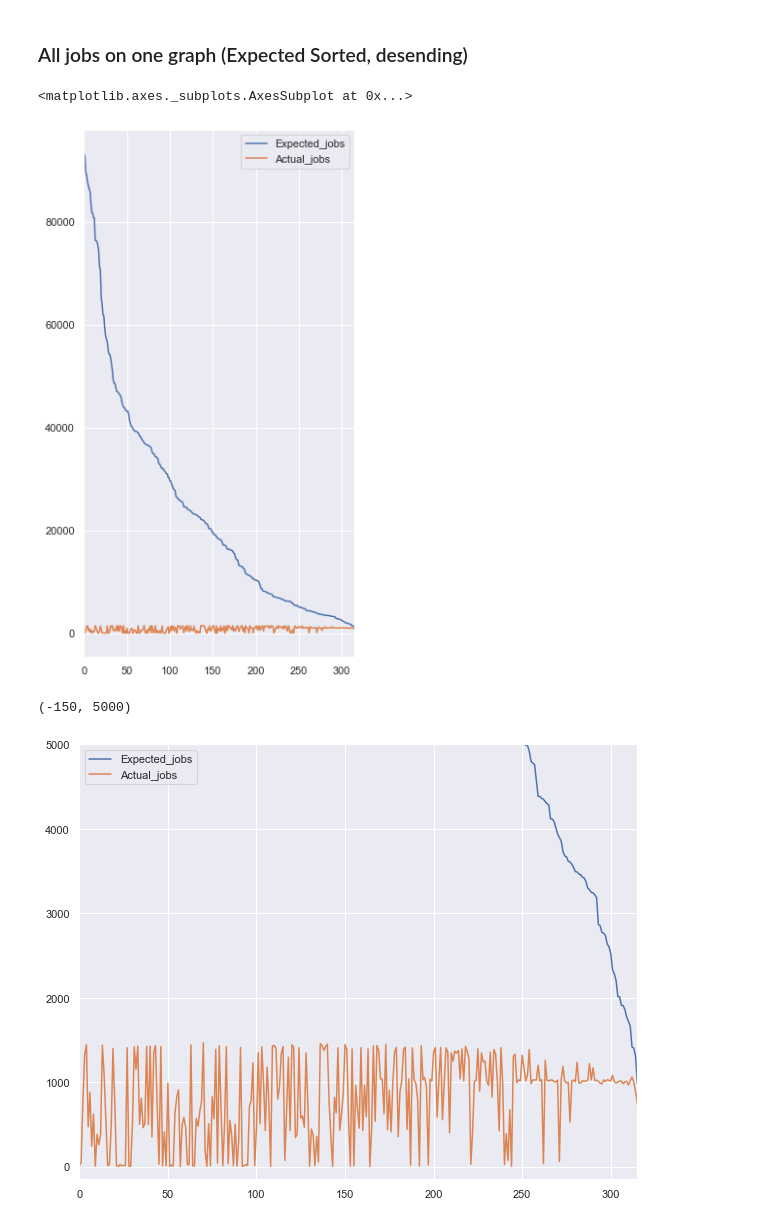
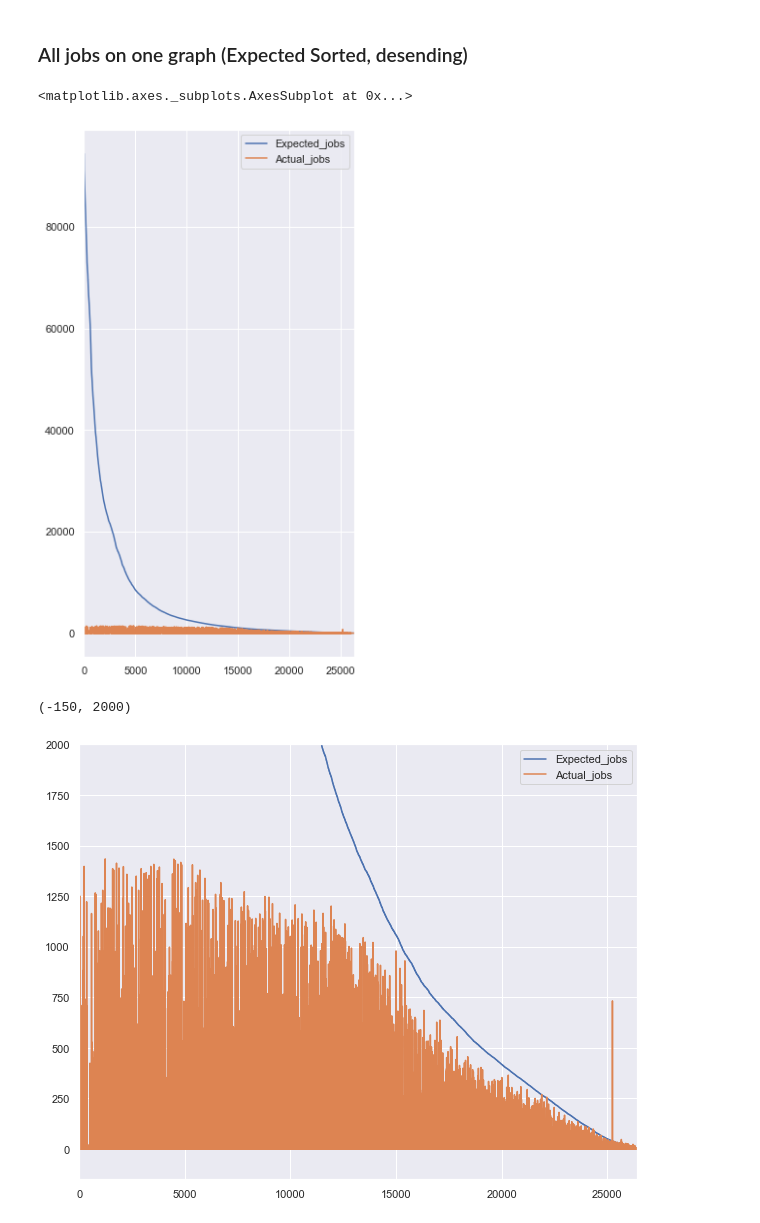
Before and after one commit to aujlarj/Job_Search_Automation, a Jupyter notebook: Jupyter Notebook/Benford's Law US Indeed.ipynb, the cells around one changed output. Cells and saved outputs as stored; diff of their text form; code cells hidden in the pictures.

```diff
--- a/Jupyter Notebook/Benford's Law US Indeed.ipynb
+++ b/Jupyter Notebook/Benford's Law US Indeed.ipynb
@@ -7,7 +7,7 @@ import re
 sns.set(style="darkgrid")
 %matplotlib inline
 # %%
-jobs_data = pd.read_csv('../Scraped_Data/US_jobs_per_city_2020-08-07 OLD.csv', encoding='UTF-8')
+jobs_data = pd.read_csv('../Scraped_Data/US_jobs_city_25k_2020-08-11.csv', encoding='UTF-8')
 # %%
 jobs_data.head(5)
 # %% [output]
@@ -181,11 +198,11 @@ plt.rcParams['figure.figsize'] = [5, 10]
 new_1.plot(kind='line')
 # %% [output]
 <matplotlib.axes._subplots.AxesSubplot at 0x...>
-[figure, old version]
+[figure, new version]
 # %%
 plt.rcParams['figure.figsize'] = [10, 8]
 new_1.plot(kind='line', sort_columns=True)
-plt.ylim(-150, 5000)
+plt.ylim(-150, 2000)
 # %% [output]
-(-150, 5000)
+(-150, 2000)
-[figure, old version]
+[figure, new version]
```
Also changed, not shown: parts of 14 cells of this notebook, 16 other files.
